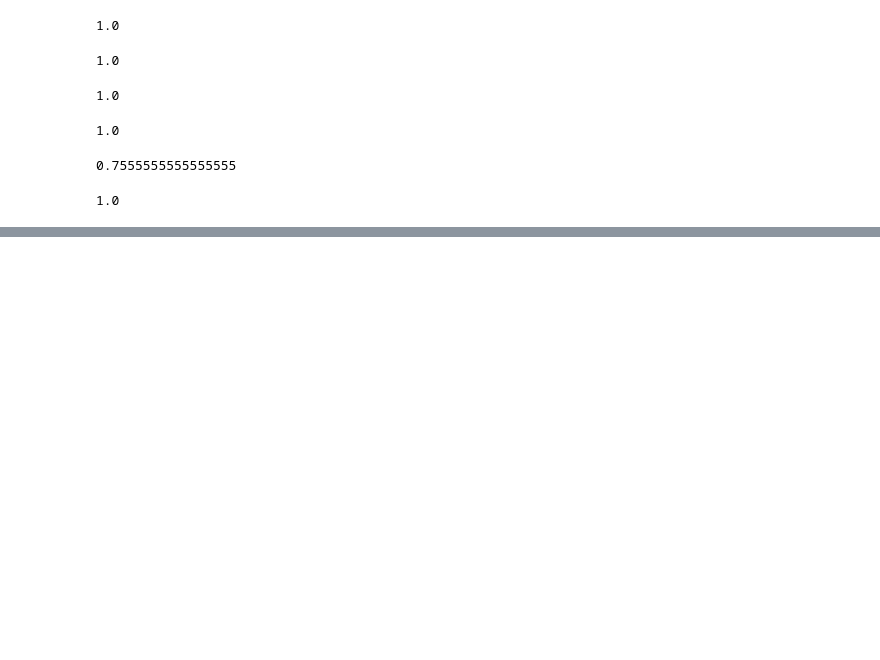
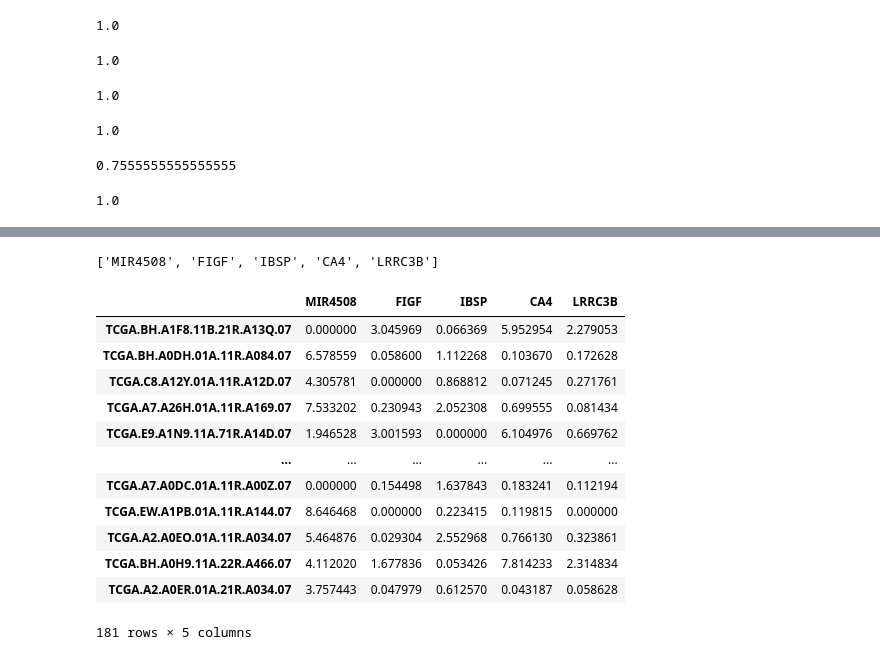
Before and after one commit to colombelli/bioinformatics-ml, a Jupyter notebook: Experiments/svm experiments.ipynb, the cells around one changed output, grey strips where cells are left out. Drawn from its saved outputs; the diff is of its cells as text; code cells hidden in the pictures; blank space fills up the shorter version.

```diff
--- a/Experiments/svm experiments.ipynb
+++ b/Experiments/svm experiments.ipynb
@@ -429,0 +461,34 @@ clf.score(selected_genes_testing_x, selected_genes_testing_y)
+# %%
+best_genes = list(pyrnk.index.values)
+best_genes[0:5]
+# %% [output]
+['MIR4508', 'FIGF', 'IBSP', 'CA4', 'LRRC3B']
+# %%
+dataset_path = "/home/colombelli/Documents/research_proc_ds/BRCA/processedBRCA.rds"
+read_RDS = robjects.r['readRDS']
+df = read_RDS(dataset_path)
+
+with localconverter(robjects.default_converter + pandas2ri.converter):
+    pydf = robjects.conversion.rpy2py(df)
+# %%
+training = pydf.loc[fold3[0]]
+testing = pydf.loc[fold3[1]]
+# %%
+selected_genes_training_x = training.loc[:, best_genes[0:5]]
+selected_genes_testing_x = testing.loc[:, best_genes[0:5]]
+# %%
+selected_genes_training_x
+# %% [output]
+|  | MIR4508 | FIGF | IBSP | CA4 | LRRC3B |
+| TCGA.BH.A1F8.11B.21R.A13Q.07 | 0.000000 | 3.045969 | 0.066369 | 5.952954 | 2.279053 |
+| TCGA.BH.A0DH.01A.11R.A084.07 | 6.578559 | 0.058600 | 1.112268 | 0.103670 | 0.172628 |
+| TCGA.C8.A12Y.01A.11R.A12D.07 | 4.305781 | 0.000000 | 0.868812 | 0.071245 | 0.271761 |
+| TCGA.A7.A26H.01A.11R.A169.07 | 7.533202 | 0.230943 | 2.052308 | 0.699555 | 0.081434 |
+| TCGA.E9.A1N9.11A.71R.A14D.07 | 1.946528 | 3.001593 | 0.000000 | 6.104976 | 0.669762 |
+| ... | ... | ... | ... | ... | ... |
+| TCGA.A7.A0DC.01A.11R.A00Z.07 | 0.000000 | 0.154498 | 1.637843 | 0.183241 | 0.112194 |
+| TCGA.EW.A1PB.01A.11R.A144.07 | 8.646468 | 0.000000 | 0.223415 | 0.119815 | 0.000000 |
+| TCGA.A2.A0EO.01A.11R.A034.07 | 5.464876 | 0.029304 | 2.552968 | 0.766130 | 0.323861 |
+| TCGA.BH.A0H9.11A.22R.A466.07 | 4.112020 | 1.677836 | 0.053426 | 7.814233 | 2.314834 |
+| TCGA.A2.A0ER.01A.21R.A034.07 | 3.757443 | 0.047979 | 0.612570 | 0.043187 | 0.058628 |
+181 rows × 5 columns
```
Also changed, not shown: parts of 6 cells of this notebook, 1 other file.
